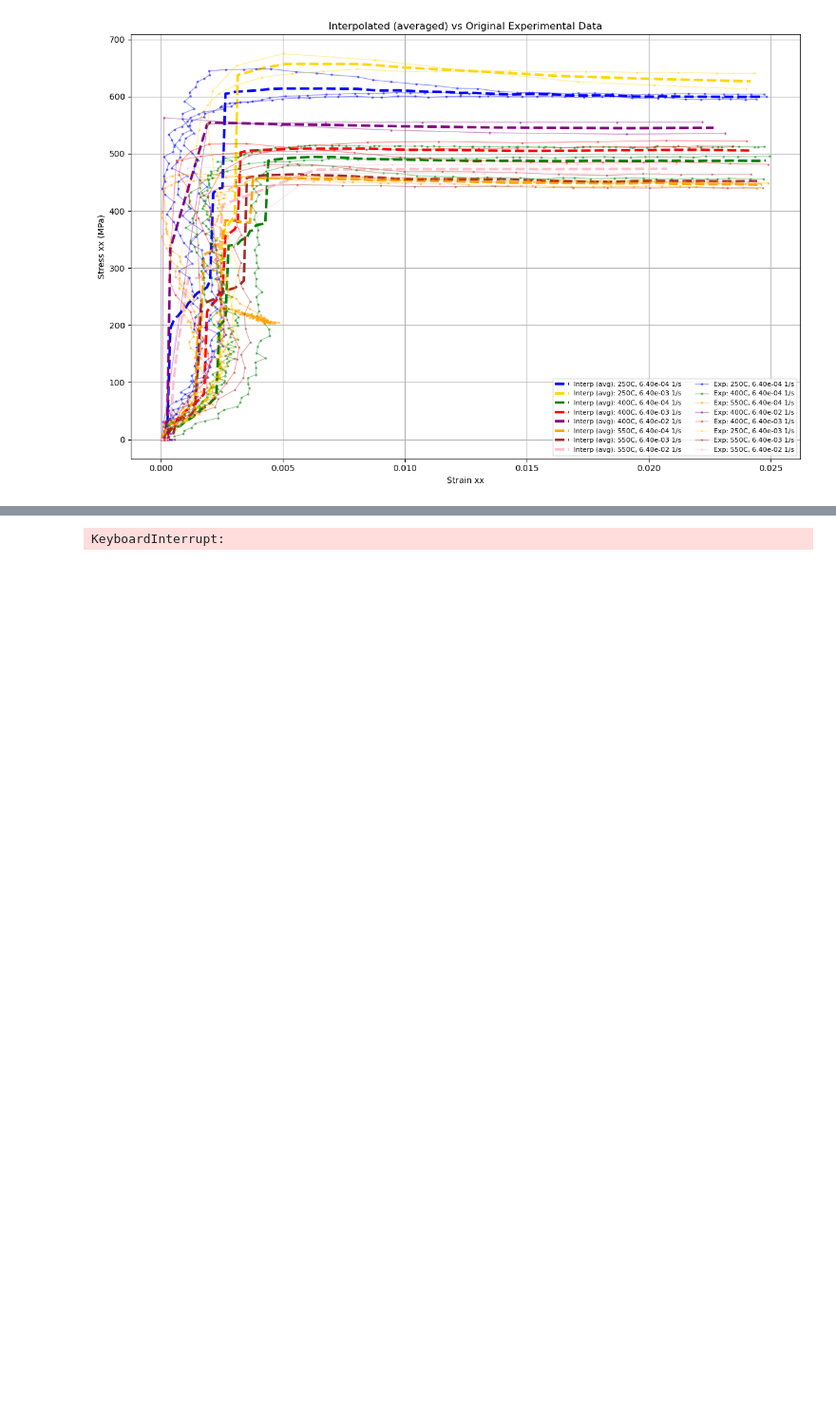
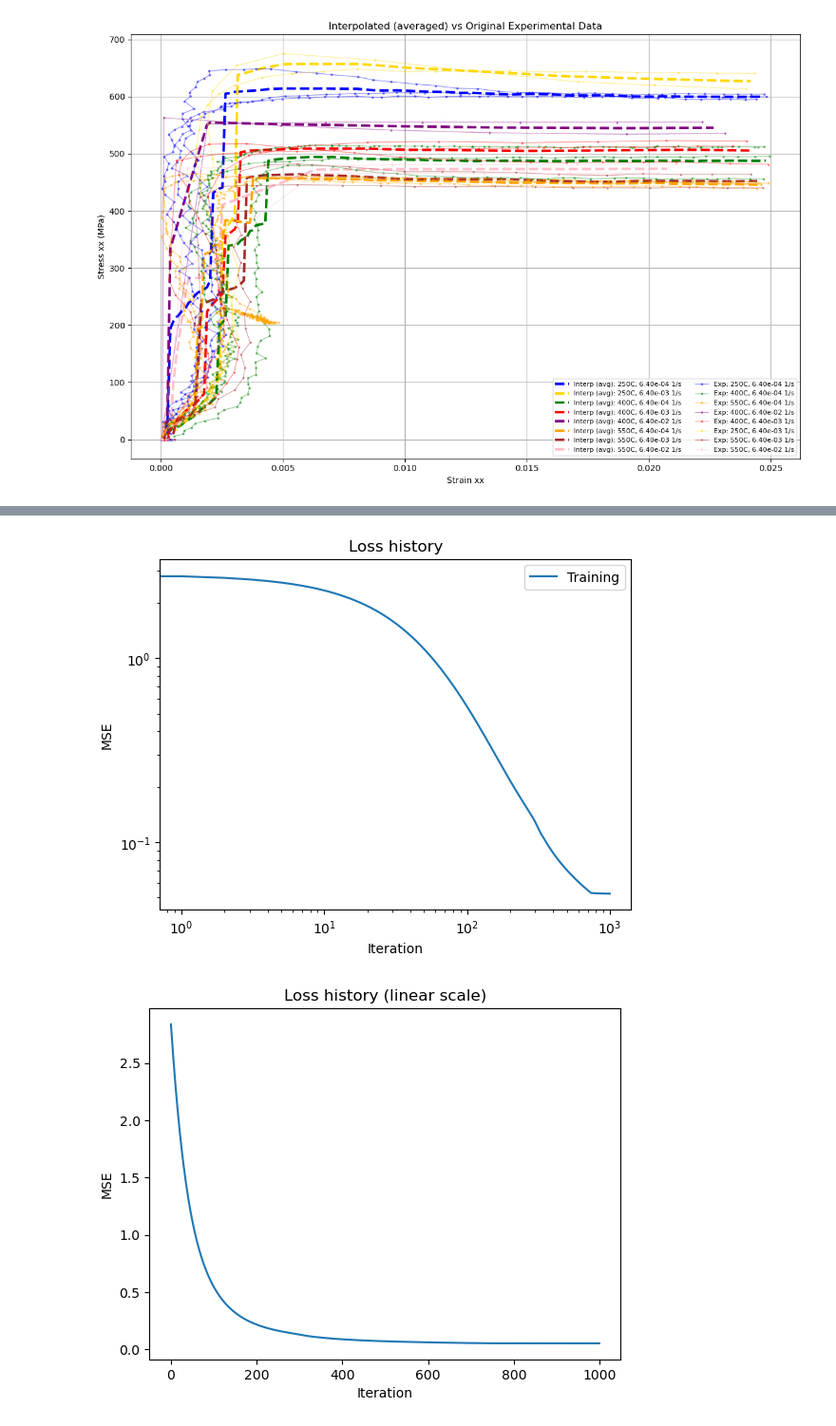
Before and after one commit to ColinMG2/neml2, a Jupyter notebook: cmg_projects/tungsten_deterministic.ipynb, the cells around one changed output, grey strips where cells are left out. Shown at 95% size. Cells and saved outputs as stored; diff of their text form; code cells hidden in the pictures; blank space fills up the shorter version.

```diff
--- a/cmg_projects/tungsten_deterministic.ipynb
+++ b/cmg_projects/tungsten_deterministic.ipynb
@@ -1120,77 +1112,59 @@ discrete_equations.parametrizations.rho_m_rate_Q_d.original: grad_norm = 2.8091e
 # %%
-niter = 2000
+niter = 1000
 
-param_lr_map = {
-    "discrete_equations.parametrizations.v_disl_B_k.original": 8.69e-10,
-    "discrete_equations.parametrizations.v_disl_T_0.original": 1.30e-2,
-    "discrete_equations.parametrizations.v_disl_p.original": 6.18e-4,
-    "discrete_equations.parametrizations.v_disl_q.original": 4.38e-3,
-    "discrete_equations.parametrizations.v_disl_H_0.original": 6.65e-4,
-    "discrete_equations.parametrizations.rho_m_rate_k1.original": 9.94e-8,
-    "discrete_equations.parametrizations.rho_m_rate_k2_0.original": 1.56e0,
-    "discrete_equations.parametrizations.rho_m_rate_Q_d.original": 9.41e-1,
-}
-
-param_groups = []
-for name, params in model.named_parameters():
-    lr = param_lr_map.get(name, 1e-3)
-    param_groups.append({"params": [params], "lr": lr})
-
-optimizer = torch.optim.Adam(param_groups)
+optimizer = torch.optim.Adam(model.parameters(), lr=1e-3)
 scheduler = torch.optim.lr_scheduler.ReduceLROnPlateau(
     optimizer=optimizer,
     mode="min",
-    factor=0.5,
+    factor=0.1,
     patience=150,
     threshold=1e-4,
 )
+loss_fn = torch.nn.MSELoss(reduction="mean")
 
 titer = tqdm.tqdm(
     range(niter),
     bar_format="{desc}: {percentage:3.0f}%|{bar}|{n_fmt}/{total_fmt}{postfix}",
 )
 titer.set_description("Loss:")
 loss_history = []
 
+peak_stress = exp_stress_data[-1, :, 0:1].detach()
 for i in titer:
     optimizer.zero_grad()
-    try:
-        res = model(time, temperature, loading)
-        res_norm = res / (peak_stress + 1e-8)
-        exp_norm = exp_stress_data[..., 0:1] / (peak_stress + 1e-8)
-        loss = loss_fn(res_norm, exp_norm)
+    res = model(time, temperature, loading)
+    res_norm = res / (peak_stress + 1e-8)
+    exp_norm = exp_stress_data[..., 0:1] / (peak_stress + 1e-8)
+    loss = loss_fn(res_norm, exp_norm)
 
-        # --- Bug fix: guard BEFORE backward ---
-        if not torch.isfinite(loss) or loss.item() > 1e6:
-            titer.set_description(f"Loss: [SKIP bad solve @ iter {i}]")
-            continue  # skip backward + step entirely
+    # --- Bug fix: guard BEFORE backward ---
+    if not torch.isfinite(loss) or loss.item() > 1e6:
+        titer.set_description(f"Loss: [SKIP bad solve @ iter {i}]")
+        continue  # skip backward + step entirely
 
-        loss.backward()
-        optimizer.step()
+    loss.backward()
+    optimizer.step()
 
-        loss_history.append(loss.detach().clone().cpu())
-        titer.set_description("Loss: %3.2e" % loss_history[-1])
-
-    except RuntimeError:
-        titer.set_description(f"Loss: [SOLVER FAIL @ iter {i}]")
-        continue
+    loss_history.append(loss.detach().clone().cpu())
+    titer.set_description("Loss: %3.2e" % loss_history[-1])
 
 # --- Plots ---
 plt.figure()
 plt.loglog(loss_history, label="Training")
 plt.xlabel("Iteration")
 plt.ylabel("MSE")
 plt.legend()
 plt.title("Loss history")
 
 plt.figure()
 plt.plot(loss_history)
 plt.xlabel("Iteration")
 plt.ylabel("MSE")
 plt.title("Loss history (linear scale)")
 plt.show()
 # %% [output]
-KeyboardInterrupt:
+[figure, added]
+[figure, added]
 # %%
 plt.figure(figsize=(12, 8))
 for i, (T, rate) in enumerate(batch_conditions):
```
Also changed, not shown: parts of 13 cells of this notebook, 2 other files.
